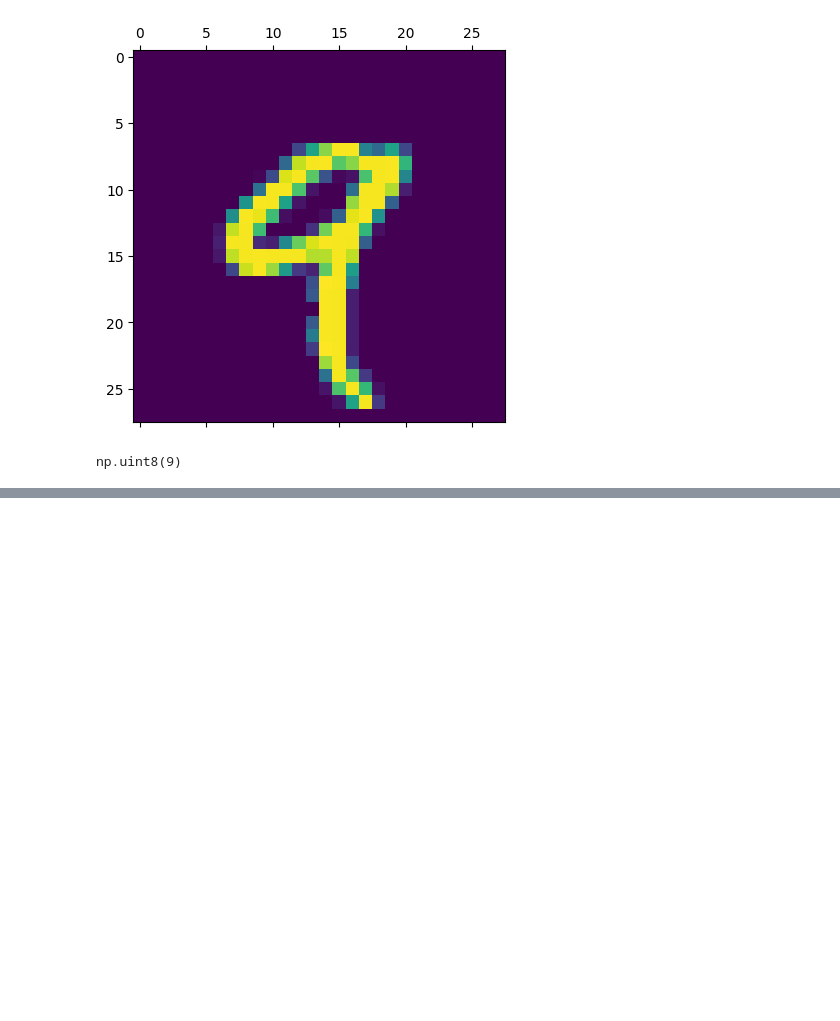
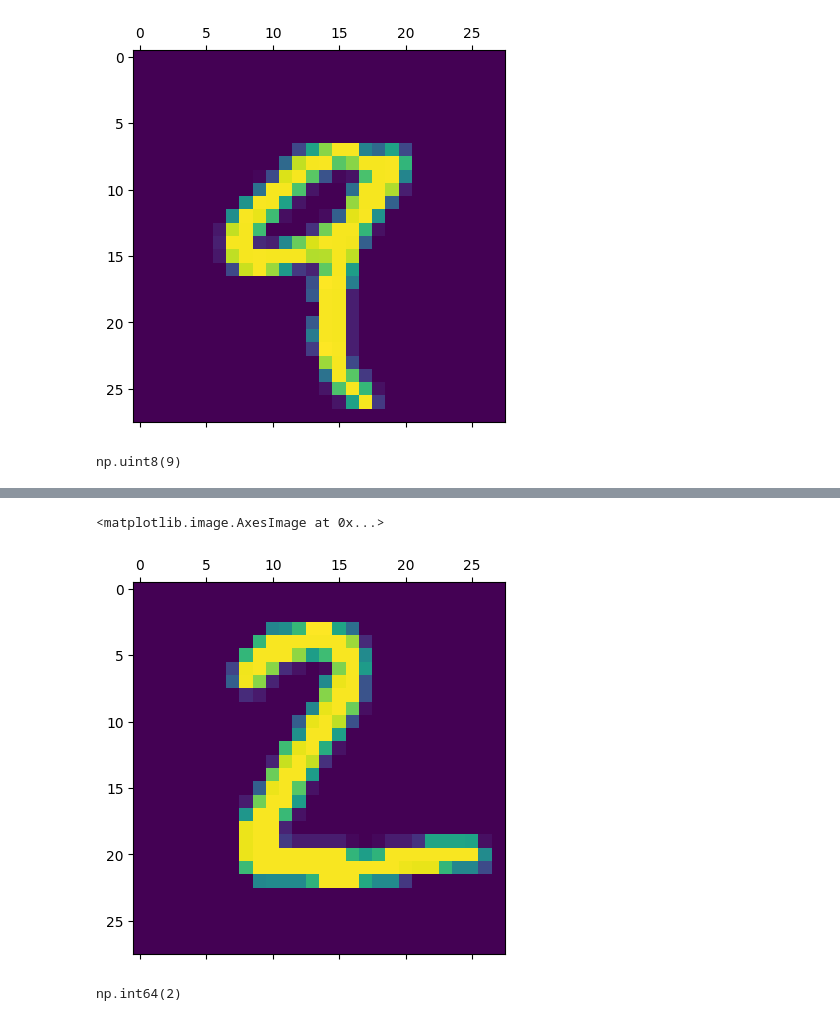
Before and after one commit to RohanVarmaP/Deep-Learning, a Jupyter notebook: 1-Handwritten Digits Classification/1-handwritten_digits_classification.ipynb, the cells around one changed output, grey strips where cells are left out. Drawn from its saved outputs; the diff is of its cells as text; code cells hidden in the pictures; blank space fills up the shorter version.

```diff
--- a/1-Handwritten Digits Classification/1-handwritten_digits_classification.ipynb
+++ b/1-Handwritten Digits Classification/1-handwritten_digits_classification.ipynb
@@ -45,0 +48,3 @@ np.uint8(9)
+# %%
+x_train=x_train/255
+x_test=x_test/255
@@ -45,0 +85,9 @@ np.uint8(9)
+# %%
+plt.matshow(x_test[1])
+# %% [output]
+<matplotlib.image.AxesImage at 0x...>
+[figure, added]
+# %%
+np.argmax(test_pred[1])
+# %% [output]
+np.int64(2)
```
Also changed, not shown: parts of 18 cells of this notebook.
